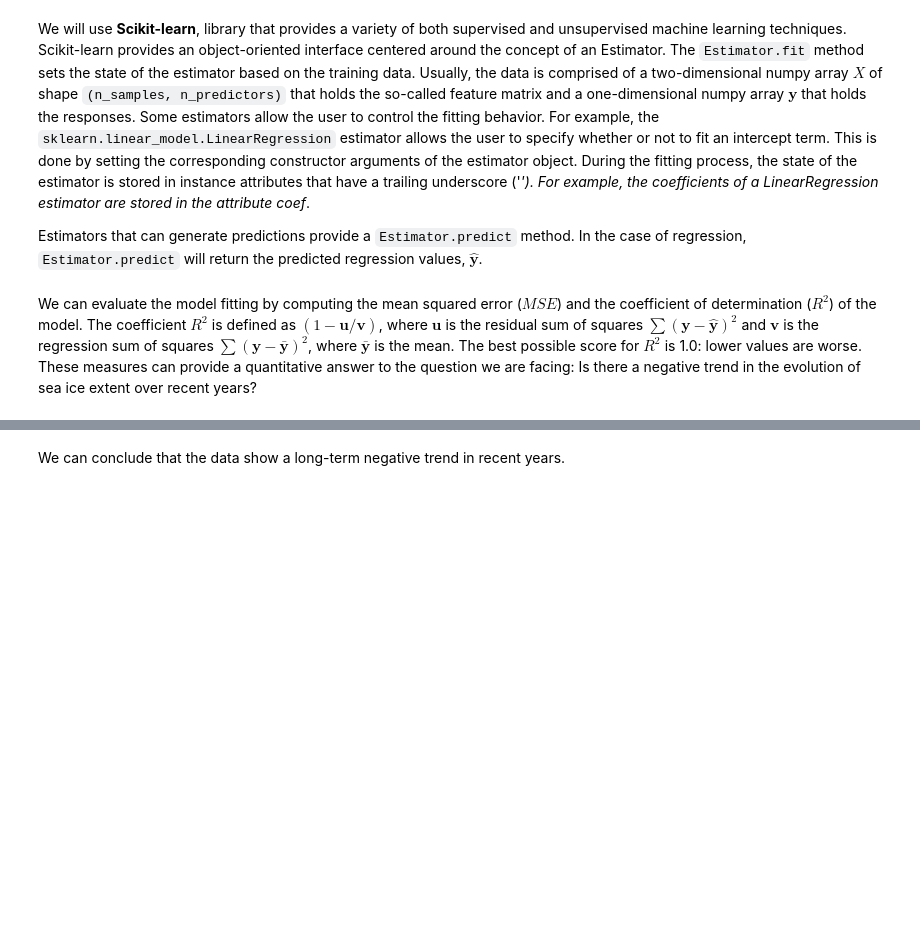
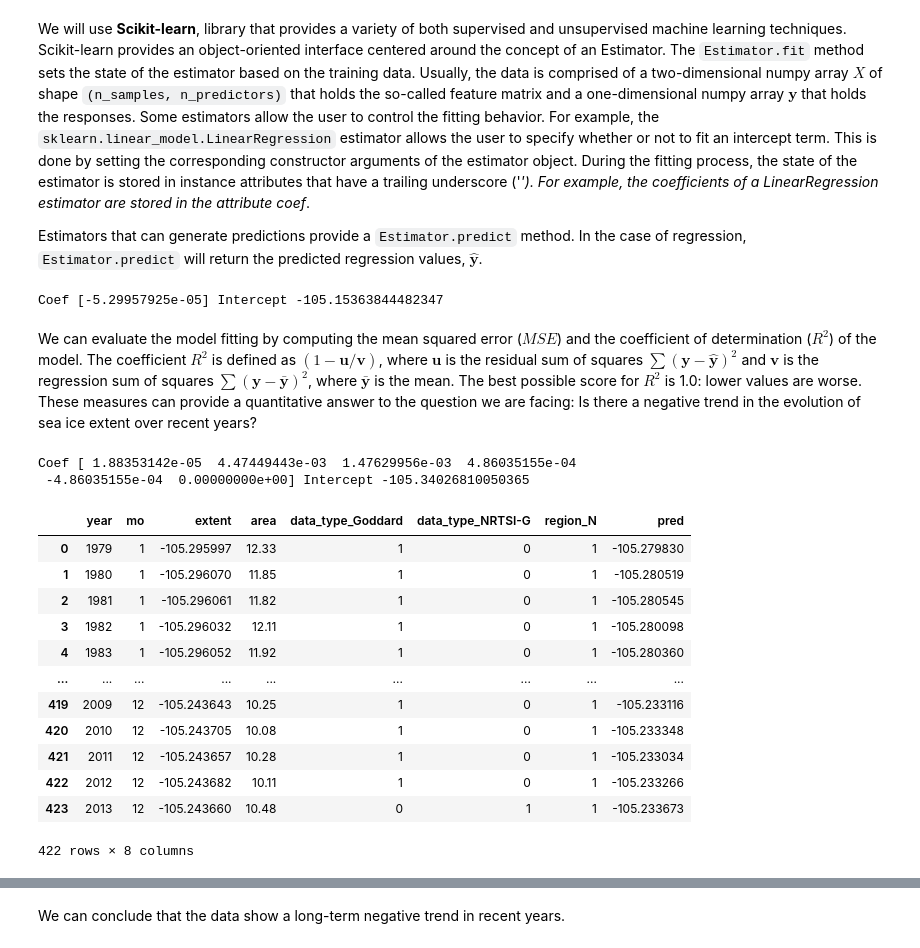
Before and after one commit to hansfranke1985/ADS, a Jupyter notebook: DataWrangling/week_8_DataModeling/Tutorial/Week08_Regression_Classification_Evaluation_T1.ipynb, the cells around one changed output, grey strips where cells are left out. Cells and saved outputs as stored; diff of their text form; code cells hidden in the pictures; blank space fills up the shorter version.

```diff
--- a/DataWrangling/week_8_DataModeling/Tutorial/Week08_Regression_Classification_Evaluation_T1.ipynb
+++ b/DataWrangling/week_8_DataModeling/Tutorial/Week08_Regression_Classification_Evaluation_T1.ipynb
@@ -361,3 +369,8 @@ In the case of regression, ``Estimator.predict`` will return the predicted regre
+# %%
+#lookinf for coef and intercept
+print("Coef", model.coef_, "Intercept", model.intercept_)
+# %% [output]
+Coef [-5.29957925e-05] Intercept -105.15363844482347
 # %% [markdown]
 We can evaluate the model fitting by computing the mean squared error ($MSE$) and the coefficient of determination ($R^2$) of the model.
 The coefficient $R^2$ is defined as $(1 - \textbf{u}/\textbf{v})$, where $\textbf{u}$ is the residual sum of squares $\sum (\textbf{y} - \hat{\textbf{y}})^2$ and $\textbf{v}$ is the regression sum of squares $\sum (\textbf{y} - \bar{\textbf{y}})^2$, where $\bar{\textbf{y}}$ is the mean.
@@ -368,3 +381,24 @@ These measures can provide a quantitative answer to the question we are facing:
 # and for testing (predicting the value of the extent for all the years).  Compute and print the sum squared error
 # and the R^2 metric.
 # Analysis for all months together.
+ice3 = ice2.copy()
+
+#Picking only X = year, and y=extent
+#we can`t build linear regression with categorical variables
+#Convert to dummies variables
+ice3 = pd.get_dummies(ice3)
+
+X = ice3.drop(columns=['extent']).values
+y = ice3["extent"]
+
+#Creating the regressor object
+reg = LinearRegression()
+
+#Fitting the model
+model2 = reg.fit(X,y)
+
+#lookinf for coef and intercept
+print("Coef", model2.coef_, "Intercept", model2.intercept_)
+# %% [output]
+Coef [ 1.88353142e-05  4.47449443e-03  1.47629956e-03  4.86035155e-04
+ -4.86035155e-04  0.00000000e+00] Intercept -105.34026810050365
@@ -370,0 +409,17 @@ These measures can provide a quantitative answer to the question we are facing:
+# %%
+#showing final dataframe
+ice3
+# %% [output]
+|  | year | mo | extent | area | data_type_Goddard | data_type_NRTSI-G | region_N | pred |
+| 0 | 1979 | 1 | -105.295997 | 12.33 | 1 | 0 | 1 | -105.279830 |
+| 1 | 1980 | 1 | -105.296070 | 11.85 | 1 | 0 | 1 | -105.280519 |
+| 2 | 1981 | 1 | -105.296061 | 11.82 | 1 | 0 | 1 | -105.280545 |
+| 3 | 1982 | 1 | -105.296032 | 12.11 | 1 | 0 | 1 | -105.280098 |
+| 4 | 1983 | 1 | -105.296052 | 11.92 | 1 | 0 | 1 | -105.280360 |
+| ... | ... | ... | ... | ... | ... | ... | ... | ... |
+| 419 | 2009 | 12 | -105.243643 | 10.25 | 1 | 0 | 1 | -105.233116 |
+| 420 | 2010 | 12 | -105.243705 | 10.08 | 1 | 0 | 1 | -105.233348 |
+| 421 | 2011 | 12 | -105.243657 | 10.28 | 1 | 0 | 1 | -105.233034 |
+| 422 | 2012 | 12 | -105.243682 | 10.11 | 1 | 0 | 1 | -105.233266 |
+| 423 | 2013 | 12 | -105.243660 | 10.48 | 0 | 1 | 1 | -105.233673 |
+422 rows × 8 columns
```
Also changed, not shown: parts of 23 cells of this notebook, 2 other files.
